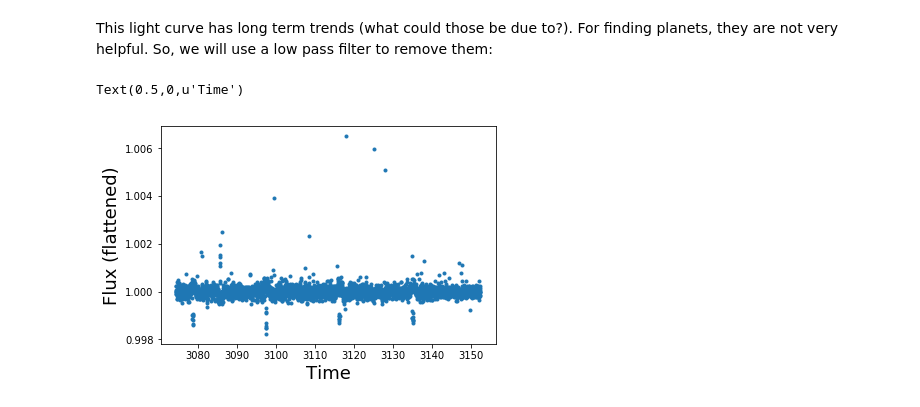
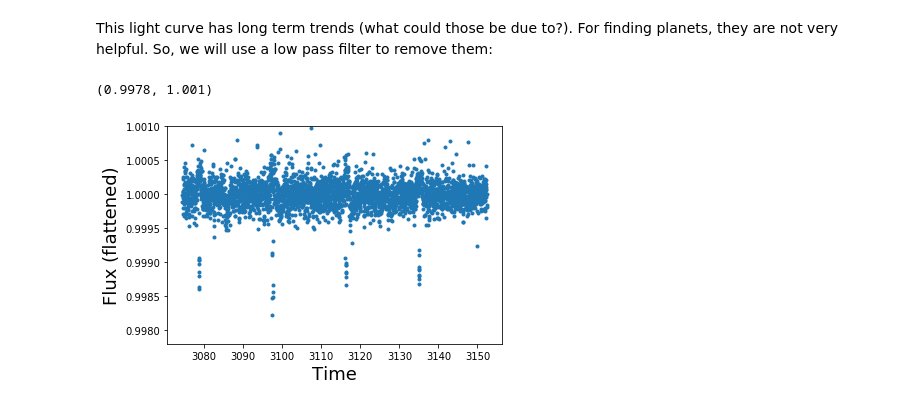
Before and after one commit to timothydmorton/vespa-tutorial, a Jupyter notebook: Notebooks/Tutorial_draft_V2.ipynb, the cells around one changed output. Drawn from its saved outputs; the diff is of its cells as text; code cells hidden in the pictures.

```diff
--- a/Notebooks/Tutorial_draft_V2.ipynb
+++ b/Notebooks/Tutorial_draft_V2.ipynb
@@ -250,12 +253,13 @@ This light curve has long term trends (what could those be due to?). For finding
 # %%
 import scipy.signal
 trend = scipy.signal.savgol_filter(epic_target['flux'], 101, polyorder=3)
 epic_target['corr_flux'] = (epic_target['flux'] / trend)
 
 plot(epic_target['time'], epic_target['corr_flux'], '.')
 ylabel("Flux (flattened)", fontsize=18)
 xlabel("Time", fontsize=18)
+ylim(0.9978, 1.001)
 # %% [output]
-Text(0.5,0,u'Time')
+(0.9978, 1.001)
-[figure, old version]
+[figure, new version]
 # %% [markdown]
```
Also changed, not shown: parts of 30 cells of this notebook, 3 other files.
